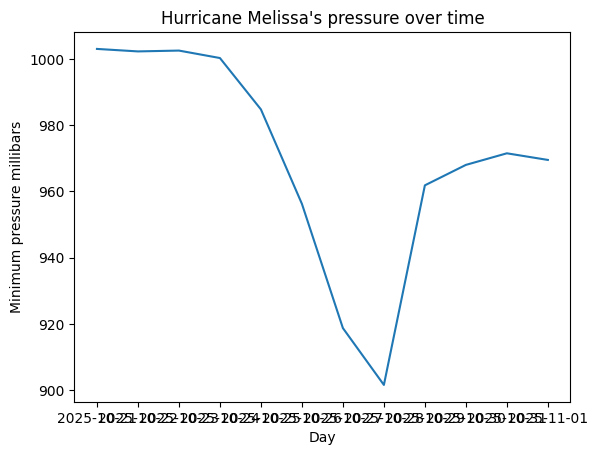
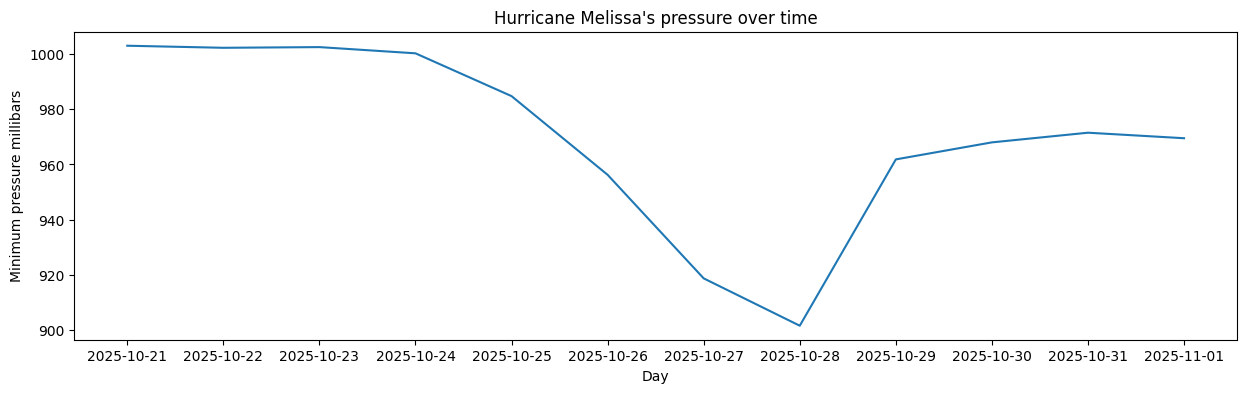
The notebook cell's code change between the first figure and the second:
--- before
+++ after
@@ -6,4 +6,6 @@
 df_m_mb = df_melissa.groupby('date')['min_pressure_mb'].mean()
 df_m_mb = df_m_mb.reset_index()
+
+plt.figure(figsize=(15, 4))
 
 plt.plot(df_m_mb['date'], df_m_mb['min_pressure_mb'])

Commit: Created using Colab